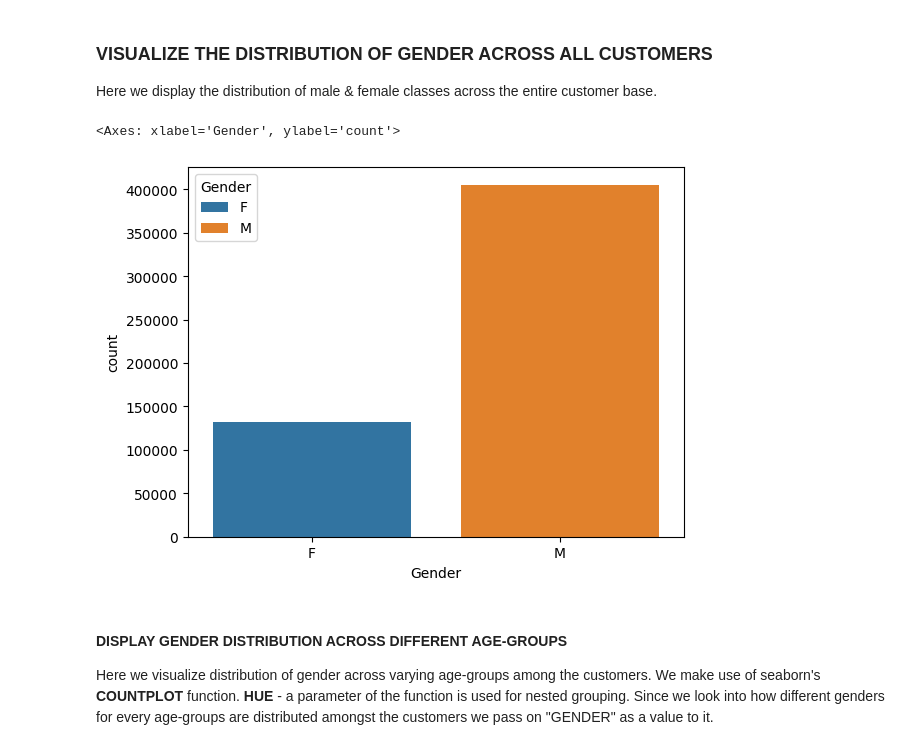
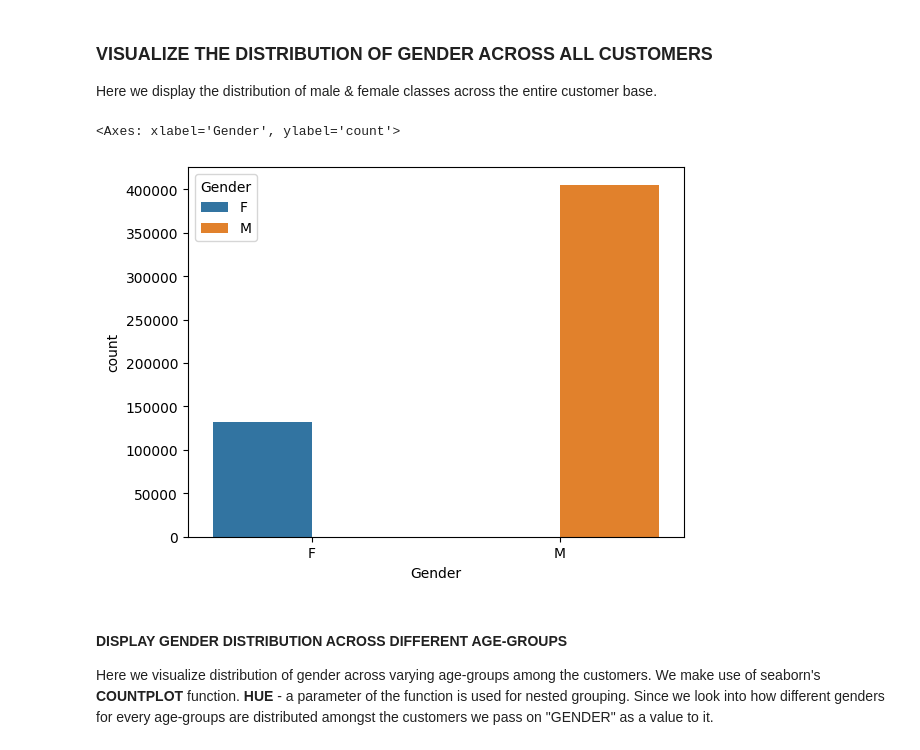
Before and after one commit to Soumyadip54321/Data_Science, a Jupyter notebook: Data_Analysis/BlackFriday.ipynb, the cells around one changed output. Saved outputs shown, nothing was run; the diff lists cells and outputs as text; code cells hidden in the pictures.

```diff
--- a/Data_Analysis/BlackFriday.ipynb
+++ b/Data_Analysis/BlackFriday.ipynb
@@ -296,10 +296,11 @@ plt.show()
 ### VISUALIZE THE DISTRIBUTION OF GENDER ACROSS ALL CUSTOMERS
 Here we display the distribution of male & female classes across the entire customer base.
 # %%
-sns.countplot(data=blackfriday_df,x="Gender",hue="Gender",legend='full')
+sns.countplot(data=blackfriday_df,x="Gender",hue="Gender")
+# plt.legend(list(blackfriday_df['Gender'].unique()))
 # %% [output]
 <Axes: xlabel='Gender', ylabel='count'>
-[figure, old version]
+[figure, new version]
 # %% [markdown]
 #### DISPLAY GENDER DISTRIBUTION ACROSS DIFFERENT AGE-GROUPS
 Here we visualize distribution of gender across varying age-groups among the customers.
```
Also changed, not shown: parts of 4 cells of this notebook, 1 other file.
